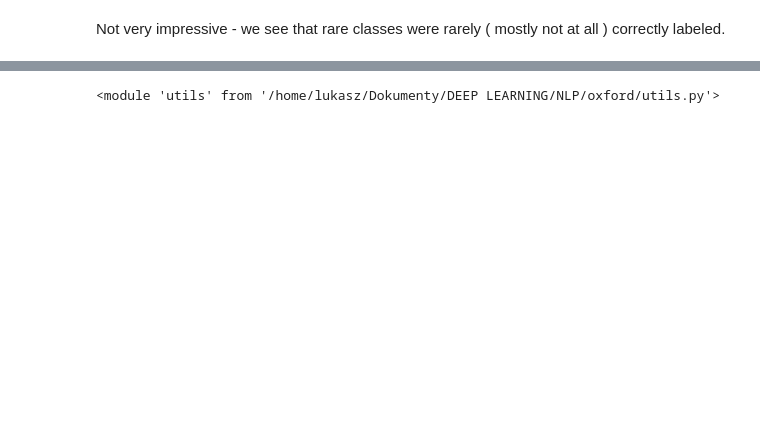
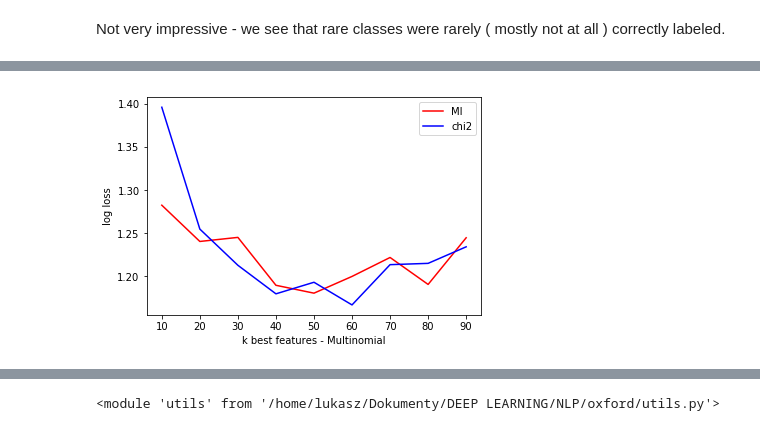
Before and after one commit to czlowiekrakieta/oxford-nlp, a Jupyter notebook: sentiment.ipynb, the cells around one changed output, grey strips where cells are left out. Saved outputs shown, nothing was run; the diff lists cells and outputs as text; code cells hidden in the pictures; blank space fills up the shorter version.

```diff
--- a/sentiment.ipynb
+++ b/sentiment.ipynb
@@ -173,0 +211,12 @@ Abstraction of an abstraction ;)
+# %%
+imp.reload(utils)
+
+overall_scores = []
+for k in range(10, 100, 10):
+
+    score, pip = utils.feature_selection_pipeline(BinaryVectorizer, MultinomialNB, data, mutual_info_classif,
+                                                  vocabulary=at_least_threshold, k=k)
+
+    overall_scores.append(score)
+
+    print(k, score['log loss'])
@@ -173,0 +233,10 @@ Abstraction of an abstraction ;)
+# %%
+alt_scores = []
+for k in range(10, 100, 10):
+
+    score, pip = utils.feature_selection_pipeline(BinaryVectorizer, MultinomialNB, data, chi2,
+                                                  vocabulary=at_least_threshold, k=k)
+
+    alt_scores.append(score)
+
+    print(k, score['log loss'])
@@ -173,0 +253,10 @@ Abstraction of an abstraction ;)
+# %%
+plt.figure(figsize=(6,4))
+plt.plot(range(10, 100, 10), [x['log loss'] for x in overall_scores], label='MI', c='red')
+plt.plot(range(10, 100, 10), [x['log loss'] for x in alt_scores], label='chi2', c='blue')
+plt.xlabel('k best features - Multinomial')
+plt.ylabel('log loss')
+plt.legend(loc='best')
+plt.show()
+# %% [output]
+[figure, added]
```
Also changed, not shown: parts of 130 cells of this notebook, 3 other files.
